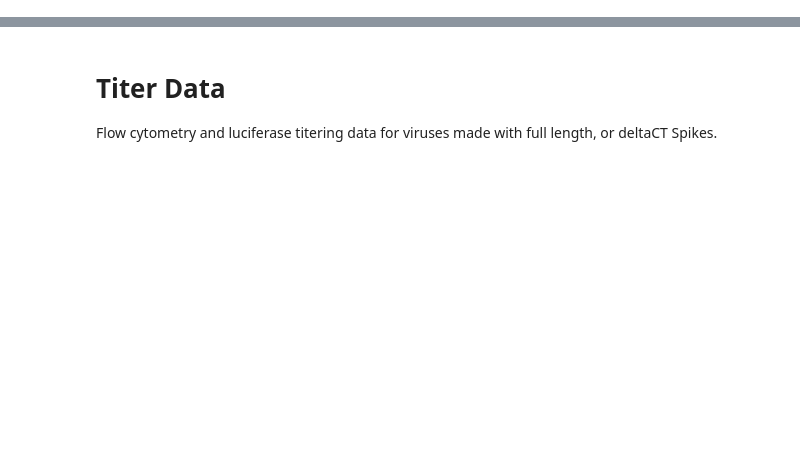
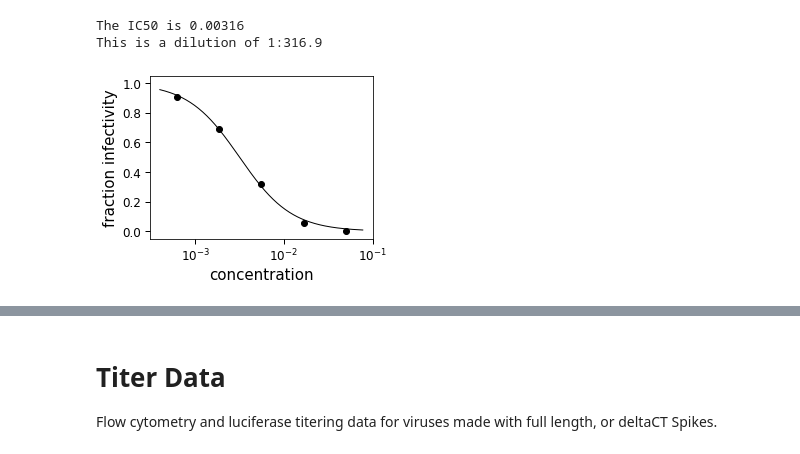
Before and after one commit to jbloomlab/SARS-CoV-2_lentiviral_pseudotype, a Jupyter notebook: figures/addendum/Addendum_Figures.ipynb, the cells around one changed output, grey strips where cells are left out. Drawn from its saved outputs; the diff is of its cells as text; code cells hidden in the pictures; blank space fills up the shorter version.

Commit message:
full draft of addendum

```diff
--- a/figures/addendum/Addendum_Figures.ipynb
+++ b/figures/addendum/Addendum_Figures.ipynb
@@ -28,4 +22,7 @@ display(df_fillrep2)
 # %%
-df_fillrep2['serum'] = df_fillrep2['serum'].replace('15529', 'SARS-CoV-2+, 43 days p.s.o.')
-df_fillrep2['virus'] = df_fillrep2['virus'].replace('FullLength_3', 'Full Length')
-display(df_fillrep2)
+df['serum'] = df['serum'].replace('15529', 'SARS-CoV-2+, 43 days p.s.o.')
+df['virus'] = df['virus'].replace('FullLength_3', 'Full Length')
+df['virus'] = df['virus'].replace('delta18', 'Δ18')
+df['virus'] = df['virus'].replace('delta21', 'Δ21')
+df['virus'] = df['virus'].replace('FullLength_3', 'Full Length')
+display(df)
@@ -31,0 +47,9 @@ display(df_fillrep2)
+# %%
+df_drop_incomplete_reps = pd.concat([df[df['virus'] == 'Full Length'],
+                                    df[df['virus'] == 'FullLength_1'],
+                                    df[(df['virus'] == 'FullLength_2') &
+                                       (df['replicate'] == 1)],
+                                    df[df['virus'] == 'Δ21'],
+                                    df[(df['virus'] == 'Δ18') &
+                                       (df['replicate'] == 1)]])
+display(df_drop_incomplete_reps)
@@ -32,5 +74,5 @@ display(df_fillrep2)
 # %%
-final_fits = neutcurve.CurveFits(df_fillrep2, fixtop=True)
+final_fits = neutcurve.CurveFits(df_drop_incomplete_reps, fixtop=True)
 # %%
 serum = 'SARS-CoV-2+, 43 days p.s.o.'
 # %%
@@ -42,9 +88,13 @@ fig, ax = curve.plot()
 # %%
-curve = final_fits.getCurve(serum=serum, virus='FullLength_2', replicate='average')
+curve = final_fits.getCurve(serum=serum, virus='FullLength_2', replicate='1')
 print(f"The IC50 is {curve.ic50():.3g}")
 print(f"This is a dilution of 1:{1/curve.ic50():.4g}")
 final_fl2_ic50 = curve.ic50()
 fig, ax = curve.plot()
+# %% [output]
+The IC50 is 0.00316
+This is a dilution of 1:316.9
+[figure, added]
 # %%
 curve = final_fits.getCurve(serum=serum, virus='Full Length', replicate='average')
 print(f"The IC50 is {curve.ic50():.3g}")
```
Also changed, not shown: parts of 17 cells of this notebook, 9 other files.
